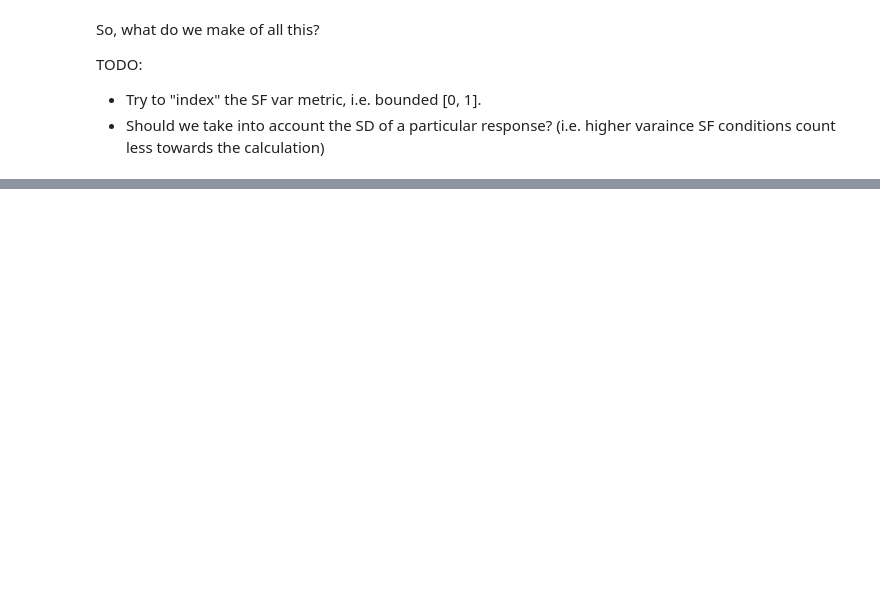
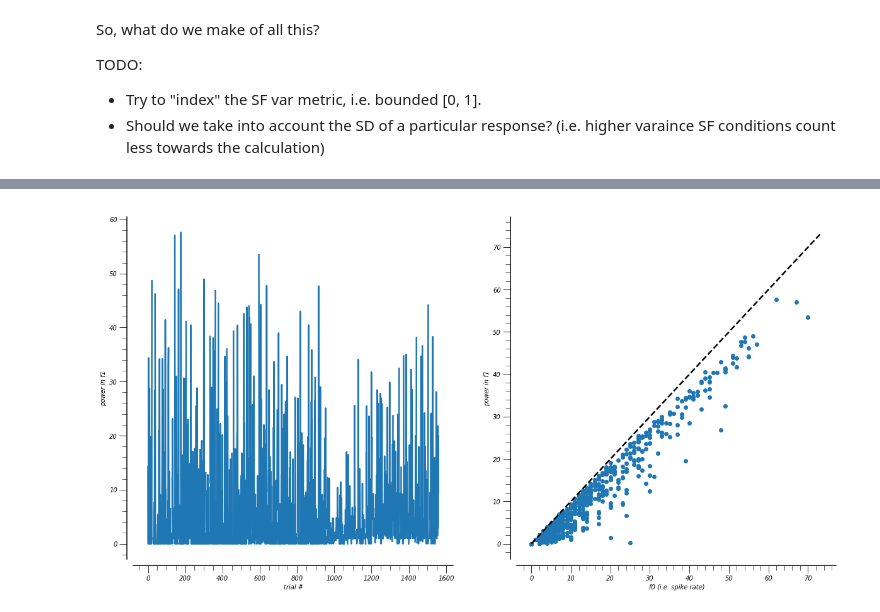
Before and after one commit to paul-levy/SF-diversity, a Jupyter notebook: sandbox_careful.ipynb, the cells around one changed output, grey strips where cells are left out. Cells and saved outputs as stored; diff of their text form; code cells hidden in the pictures; blank space fills up the shorter version.

```diff
--- a/sandbox_careful.ipynb
+++ b/sandbox_careful.ipynb
@@ -316,0 +352,27 @@ TODO:
+# %%
+######
+# get the expo fourier analysis
+######
+expo_f1 = np.abs(tr_inf['f1']);
+# expo_f1 = np.array([x[0] if np.allclose(x, np.nan, equal_nan=True)==0 else x for x in np.abs(tr_inf['power_f1'])]);
+
+f, ax = plt.subplots(1, 2, figsize=(2*10, 10));
+
+# plot F1
+ax[0].plot(expo_f1);
+ax[0].set_xlabel('trial #');
+ax[0].set_ylabel('power in f1');
+
+# plot F0 vs. F1
+spike_count = tr_inf['spikeCount'];
+stimDur = hf.get_exp_params(expInd, forceDir=expDir).stimDur;
+expo_f0 = spike_count/stimDur;
+mn, mx = np.minimum(np.min(hf.nan_rm(expo_f0)), np.min(hf.nan_rm(expo_f1))), np.maximum(np.max(hf.nan_rm(expo_f0)), np.max(hf.nan_rm(expo_f1)))
+ax[1].plot(expo_f0, expo_f1, 'o', clip_on=False);
+ax[1].plot([mn, 1.05*mx], [mn, 1.05*mx], 'k--')
+ax[1].set_xlabel('f0 (i.e. spike rate)');
+ax[1].set_ylabel('power in f1');
+
+sns.despine(offset=10)
+# %% [output]
+[figure, added]
```
Also changed, not shown: parts of 15 cells of this notebook, 1 other file.
